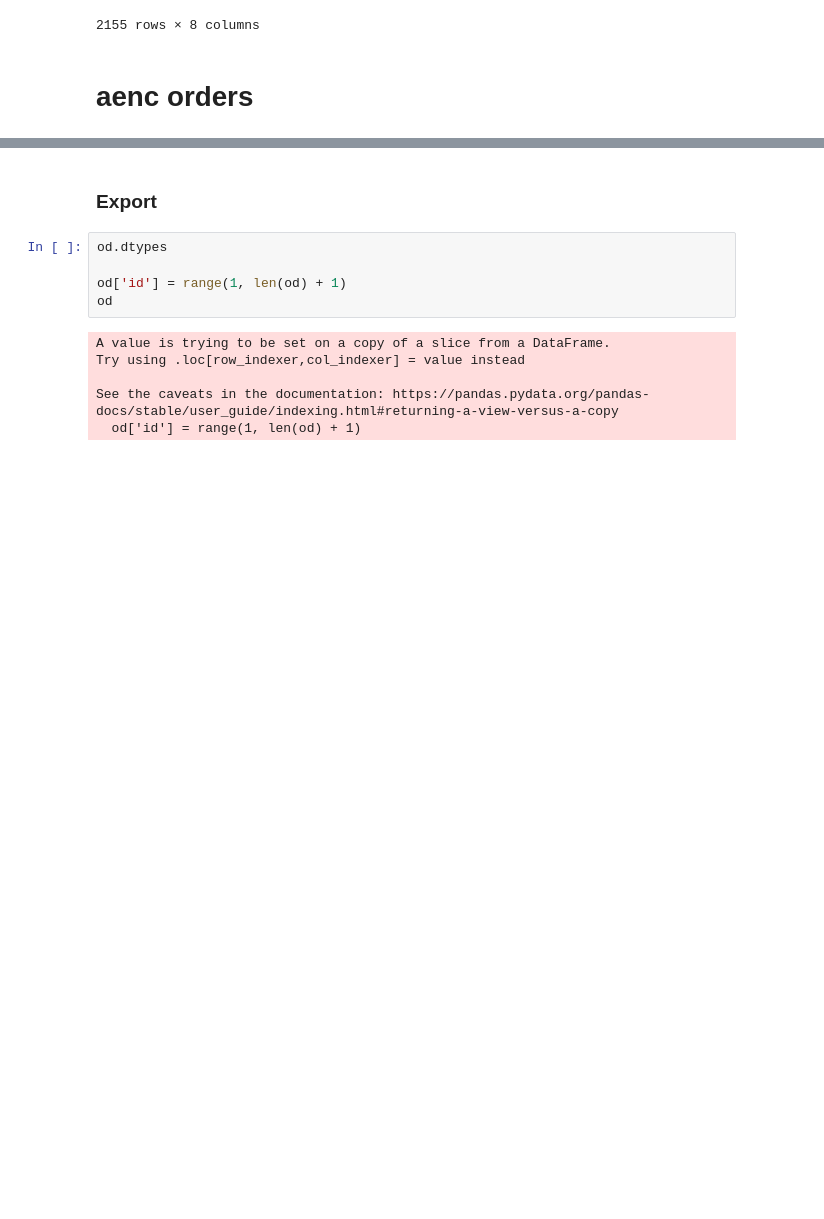
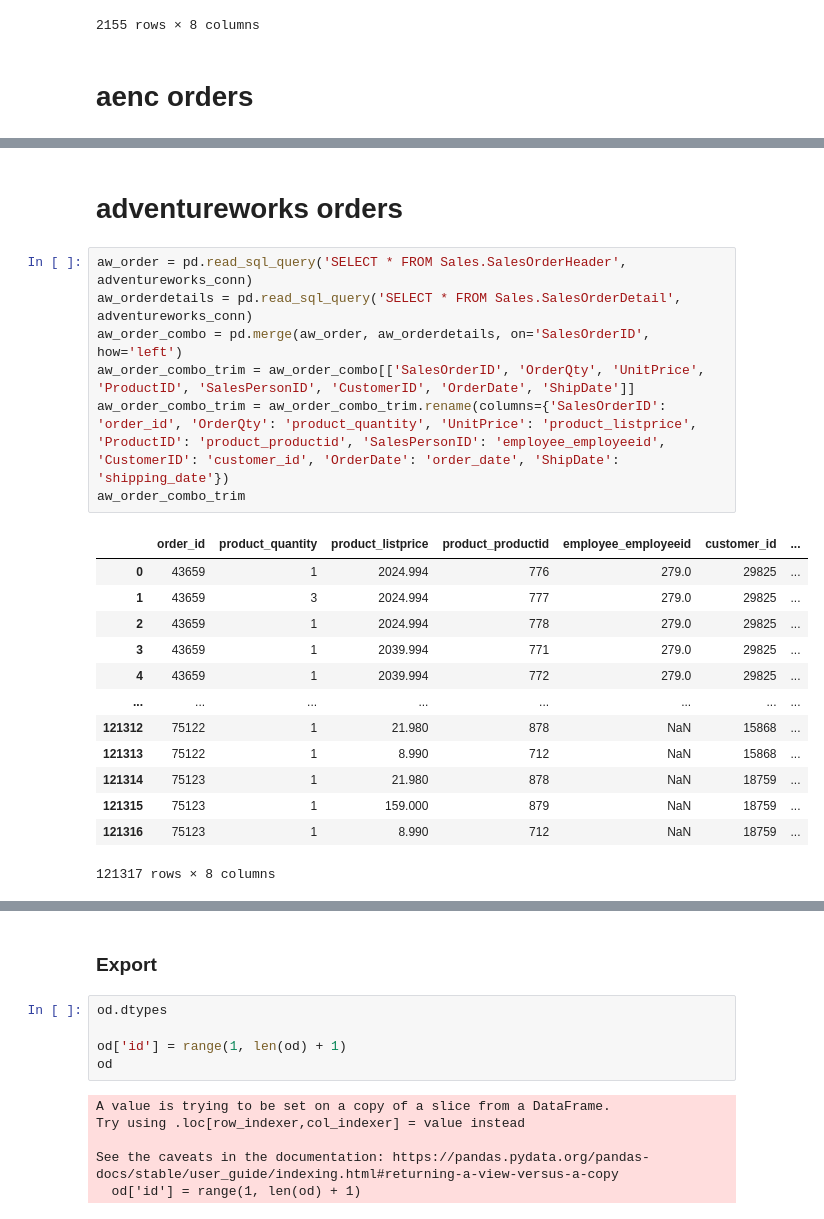
Before and after one commit to JordiPan/United-Outdoors, a Jupyter notebook: python/SelectOrderDetails.ipynb, the cells around one changed output, grey strips where cells are left out. Saved outputs shown, nothing was run; the diff lists cells and outputs as text; blank space fills up the shorter version.

```diff
--- a/python/SelectOrderDetails.ipynb
+++ b/python/SelectOrderDetails.ipynb
@@ -128,0 +88,23 @@ Index(['OrderID', 'Quantity', 'ListPrice', 'OrderDate', 'ShippedDate',
+# %% [markdown]
+# adventureworks orders
+# %%
+aw_order = pd.read_sql_query('SELECT * FROM Sales.SalesOrderHeader', adventureworks_conn)
+aw_orderdetails = pd.read_sql_query('SELECT * FROM Sales.SalesOrderDetail', adventureworks_conn)
+aw_order_combo = pd.merge(aw_order, aw_orderdetails, on='SalesOrderID', how='left')
+aw_order_combo_trim = aw_order_combo[['SalesOrderID', 'OrderQty', 'UnitPrice', 'ProductID', 'SalesPersonID', 'CustomerID', 'OrderDate', 'ShipDate']]
+aw_order_combo_trim = aw_order_combo_trim.rename(columns={'SalesOrderID': 'order_id', 'OrderQty': 'product_quantity', 'UnitPrice': 'product_listprice', 'ProductID': 'product_productid', 'SalesPersonID': 'employee_employeeid', 'CustomerID': 'customer_id', 'OrderDate': 'order_date', 'ShipDate': 'shipping_date'})
+aw_order_combo_trim
+# %% [output]
+|  | order_id | product_quantity | product_listprice | product_productid | employee_employeeid | customer_id | ... |
+| 0 | 43659 | 1 | 2024.994 | 776 | 279.0 | 29825 | ... |
+| 1 | 43659 | 3 | 2024.994 | 777 | 279.0 | 29825 | ... |
+| 2 | 43659 | 1 | 2024.994 | 778 | 279.0 | 29825 | ... |
+| 3 | 43659 | 1 | 2039.994 | 771 | 279.0 | 29825 | ... |
+| 4 | 43659 | 1 | 2039.994 | 772 | 279.0 | 29825 | ... |
+| ... | ... | ... | ... | ... | ... | ... | ... |
+| 121312 | 75122 | 1 | 21.980 | 878 | NaN | 15868 | ... |
+| 121313 | 75122 | 1 | 8.990 | 712 | NaN | 15868 | ... |
+| 121314 | 75123 | 1 | 21.980 | 878 | NaN | 18759 | ... |
+| 121315 | 75123 | 1 | 159.000 | 879 | NaN | 18759 | ... |
+| 121316 | 75123 | 1 | 8.990 | 712 | NaN | 18759 | ... |
+121317 rows × 8 columns
```
Also changed, not shown: parts of 15 cells of this notebook, 1 other file.
